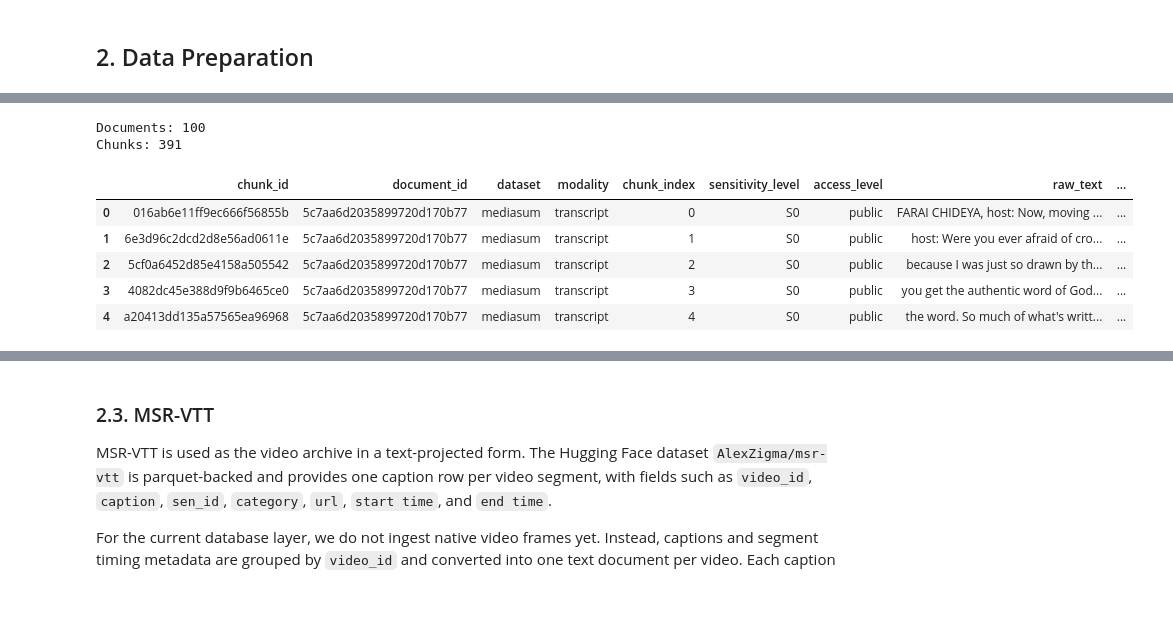
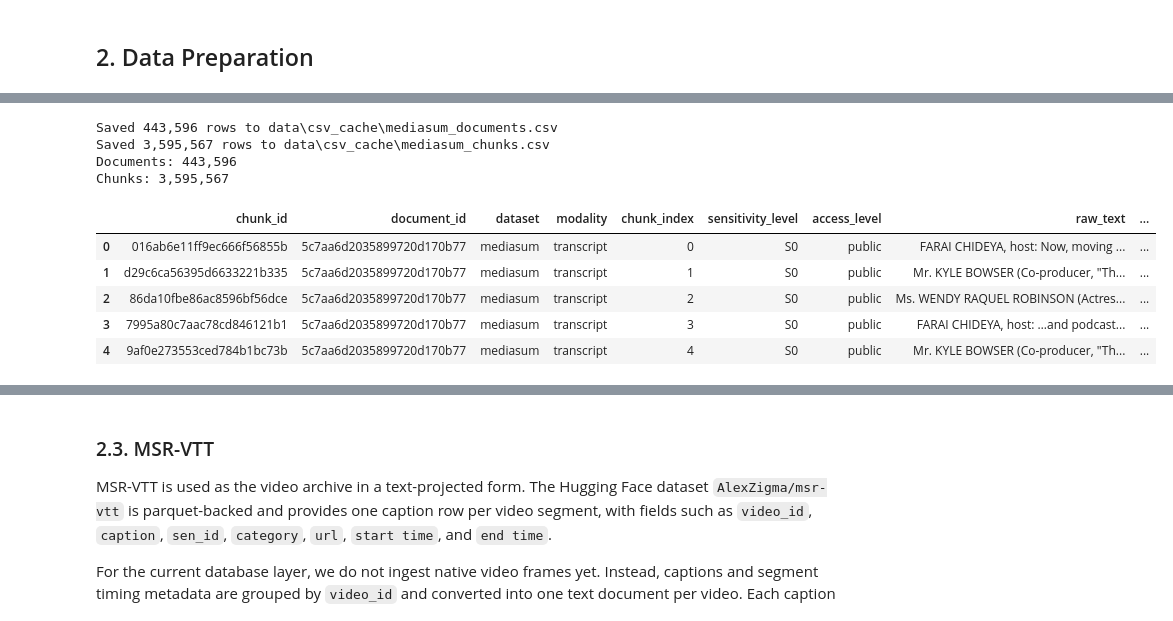
Before and after one commit to plminh-sdh/Design-and-Evaluation-of-Secure-Retrieval-Augmented-Systems-for-Large-Scale-Digital-Archives, a Jupyter notebook: Database.ipynb, the cells around one changed output, grey strips where cells are left out. Drawn from its saved outputs; the diff is of its cells as text; code cells hidden in the pictures.

```diff
--- a/Database.ipynb
+++ b/Database.ipynb
@@ -423,8 +498,16 @@ mediasum_chunks: List[ArchiveChunk] = []
 for document in tqdm(mediasum_documents, desc="Chunking MediaSum documents"):
     mediasum_chunks.extend(document_to_archive_chunks(document))
 
+mediasum_document_df = archive_documents_to_dataframe(mediasum_documents)
+mediasum_chunk_df = archive_chunks_to_dataframe(mediasum_chunks)
+mediasum_document_csv_path, mediasum_chunk_csv_path = dataset_cache_paths("mediasum")
+dataframe_to_csv(mediasum_document_df, mediasum_document_csv_path, json_columns=["source_metadata"])
+dataframe_to_csv(mediasum_chunk_df, mediasum_chunk_csv_path, json_columns=CSV_JSON_COLUMNS)
+
 print(f"Documents: {len(mediasum_documents):,}")
 print(f"Chunks: {len(mediasum_chunks):,}")
 # %% [output]
-Documents: 100
-Chunks: 391
+Saved 443,596 rows to data\csv_cache\mediasum_documents.csv
+Saved 3,595,567 rows to data\csv_cache\mediasum_chunks.csv
+Documents: 443,596
+Chunks: 3,595,567
@@ -431,26 +593,24 @@ Chunks: 391
 # %%
-mediasum_chunk_df = pd.DataFrame([archive_chunk_to_qdrant_payload(chunk) for chunk in mediasum_chunks])
-
 preview_columns = [
     "chunk_id",
     "document_id",
     "dataset",
     "modality",
     "chunk_index",
     "sensitivity_level",
     "access_level",
     "raw_text",
     "masked_text",
 ]
 
 mediasum_chunk_df[preview_columns].head()
 # %% [output]
 |  | chunk_id | document_id | dataset | modality | chunk_index | sensitivity_level | access_level | raw_text | ... |
 | 0 | 016ab6e11ff9ec666f56855b | 5c7aa6d2035899720d170b77 | mediasum | transcript | 0 | S0 | public | FARAI CHIDEYA, host: Now, moving ... | ... |
-| 1 | 6e3d96c2dcd2d8e56ad0611e | 5c7aa6d2035899720d170b77 | mediasum | transcript | 1 | S0 | public | host: Were you ever afraid of cro... | ... |
-| 2 | 5cf0a6452d85e4158a505542 | 5c7aa6d2035899720d170b77 | mediasum | transcript | 2 | S0 | public | because I was just so drawn by th... | ... |
-| 3 | 4082dc45e388d9f9b6465ce0 | 5c7aa6d2035899720d170b77 | mediasum | transcript | 3 | S0 | public | you get the authentic word of God... | ... |
-| 4 | a20413dd135a57565ea96968 | 5c7aa6d2035899720d170b77 | mediasum | transcript | 4 | S0 | public | the word. So much of what's writt... | ... |
+| 1 | d29c6ca56395d6633221b335 | 5c7aa6d2035899720d170b77 | mediasum | transcript | 1 | S0 | public | Mr. KYLE BOWSER (Co-producer, "Th... | ... |
+| 2 | 86da10fbe86ac8596bf56dce | 5c7aa6d2035899720d170b77 | mediasum | transcript | 2 | S0 | public | Ms. WENDY RAQUEL ROBINSON (Actres... | ... |
+| 3 | 7995a80c7aac78cd846121b1 | 5c7aa6d2035899720d170b77 | mediasum | transcript | 3 | S0 | public | FARAI CHIDEYA, host: …and podcast... | ... |
+| 4 | 9af0e273553ced784b1bc73b | 5c7aa6d2035899720d170b77 | mediasum | transcript | 4 | S0 | public | Mr. KYLE BOWSER (Co-producer, "Th... | ... |
 # %%
 # Inspect one future embedding input.
 # This should use masked_text, not raw_text, once the masking layer is implemented.
```
Also changed, not shown: parts of 26 cells of this notebook.
